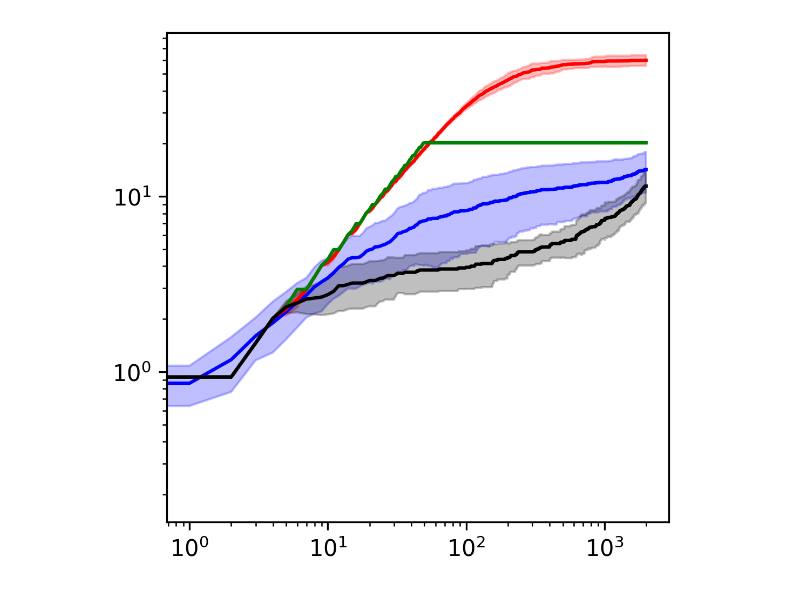
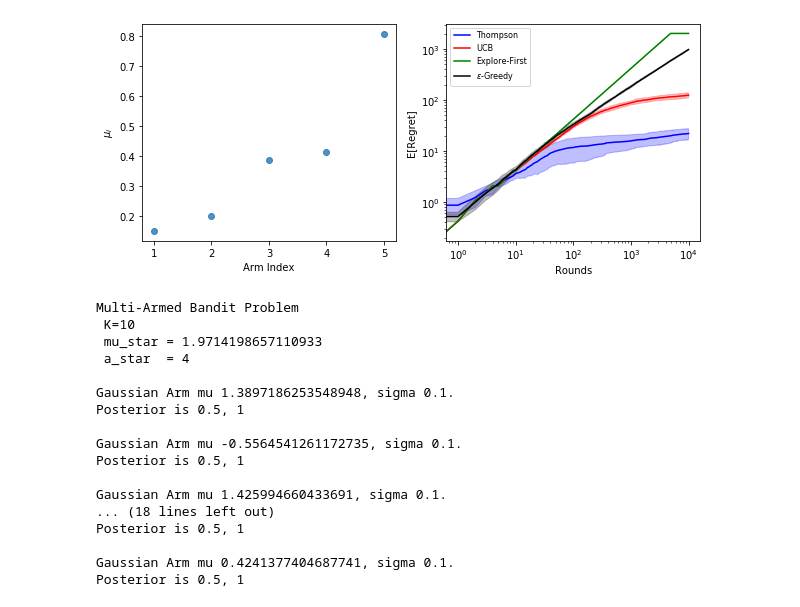
Before and after one commit to MrinankSharma/AIMSBandits, a Jupyter notebook: notebooks/report_plots.ipynb, the cells around one changed output. Saved outputs shown, nothing was run; the diff lists cells and outputs as text; code cells hidden in the pictures.

```diff
--- a/notebooks/report_plots.ipynb
+++ b/notebooks/report_plots.ipynb
@@ -63,9 +52,9 @@ plt.ylabel("$\mu_i$");
 # %%
 N_seeds = 10
-T = 2000
+T = 10000
 
-agent_classes = [Thompson, UCB, lambda x, y: ExploreExploit(x, 10, y), lambda x, y: EpsGreedy(x, 0.01, T)]
-agent_names = ["Thompson", "UCB", "Explore-First", "EpsGreedy"]
+agent_classes = [Thompson, UCB, lambda x, y: ExploreExploit(x, 1, y, opt=True), lambda x, y: OptimalEpsGreedy(x, 0.01, T)]
+agent_names = ["Thompson", "UCB", "Explore-First", "$\epsilon$-Greedy"]
 agent_mats = [np.zeros((N_seeds, T+1)) for i in range(len(agent_classes))]
 
 def run_agent(agent):
@@ -84,19 +73,61 @@ for i, agent_class in enumerate(agent_classes):
         agent = agent_class(bandit, T)
         agent_mats[i][seed, :] = run_agent(agent)
 # %%
-plt.figure(figsize=(4, 4))
+plt.figure(figsize=(10, 4))
+plt.subplot(1, 2, 1)
+sns.regplot(x = np.arange(1, K+1), y=sorted(arm_means), fit_reg=False)
+plt.xlabel("Arm Index");
+plt.ylabel("$\mu_i$");
+
+plt.subplot(1, 2, 2)
 xs = np.arange(0, T+1)
 colors = ['b', 'r', 'g', 'k']
 ax = plt.gca()
 
 for indx, agent_mat in enumerate(agent_mats):
     r_mat = agent_mats[indx]
     mu = np.mean(r_mat, axis=0)
     std = np.std(r_mat, axis=0)
 
     plt.fill_between(xs, mu - std, mu + std, alpha=0.25, color = colors[indx])
-    plt.plot(mu, color = colors[indx])
+    plt.plot(mu, color = colors[indx], label=f"{agent_names[indx]}")
     ax.set_yscale('log')
     ax.set_xscale('log')
+    ax.set_xlabel('Rounds')
+    ax.set_ylabel('E[Regret]')
+    plt.legend(prop={'size': 8})
+
+plt.savefig("bernoulli.pdf")
 # %% [output]
-[figure, old version]
+[figure, new version]
+# %%
+K = 10
+
+# prior
+mu_p = 0.5
+sigma_p = 1
+sigma_n = 0.1
+
+
+arm_factory = GaussianArm.factory(mu_p, sigma_p, sigma_n)
+arms = [arm_factory() for i in range(K)]
+arm_means = [arm.mu for arm in arms]
+bandit = BaseStochasticBandit(arms)
+# %% [output]
+Multi-Armed Bandit Problem
+ K=10
+ mu_star = 1.9714198657110933
+ a_star  = 4
+
+Gaussian Arm mu 1.3897186253548948, sigma 0.1.
+Posterior is 0.5, 1
+
+Gaussian Arm mu -0.5564541261172735, sigma 0.1.
+Posterior is 0.5, 1
+
+Gaussian Arm mu 1.425994660433691, sigma 0.1.
+... (18 lines left out)
+Posterior is 0.5, 1
+
+Gaussian Arm mu 0.4241377404687741, sigma 0.1.
+Posterior is 0.5, 1
```
Also changed, not shown: parts of 5 cells of this notebook, 6 other files.
